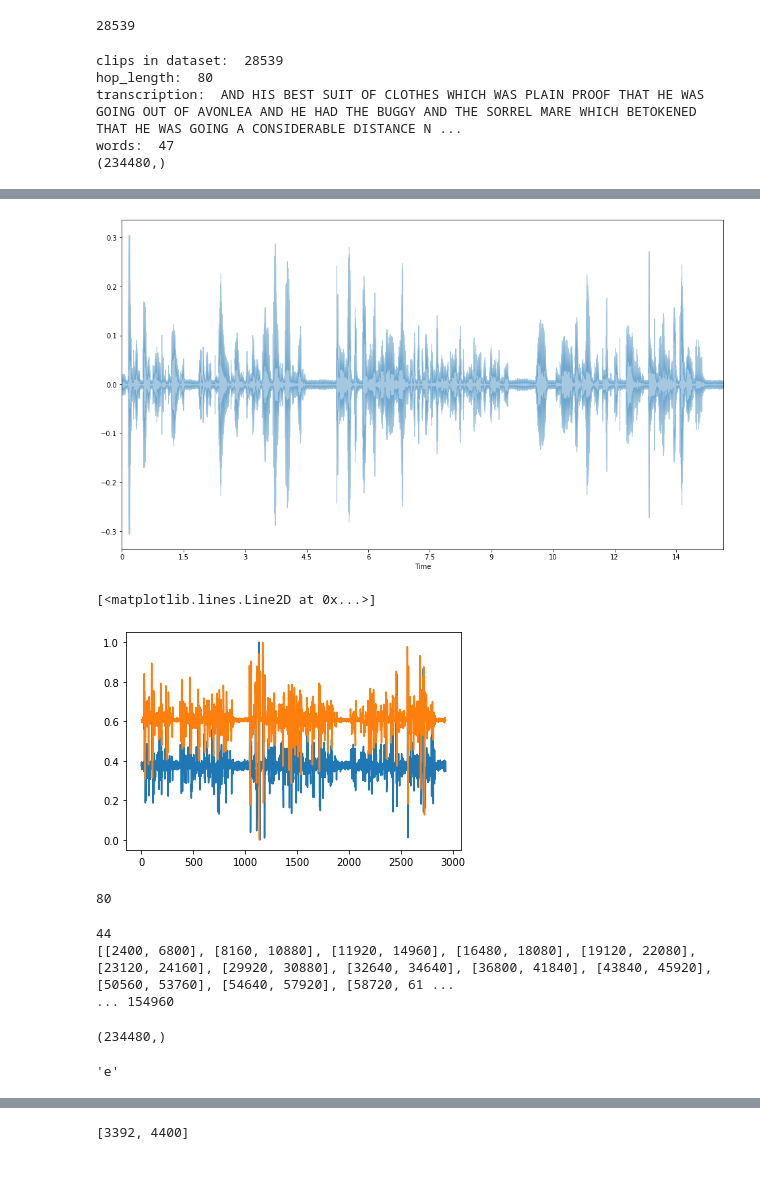
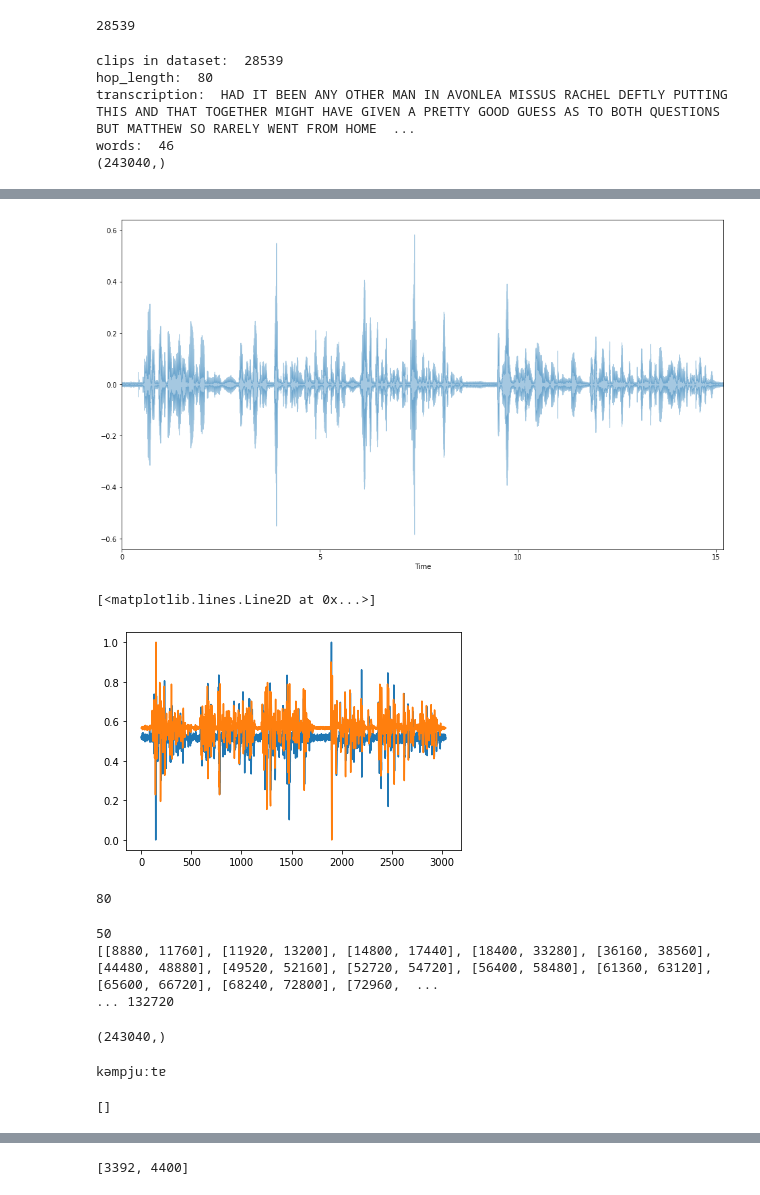
Before and after one commit to Majkil/Artefact, a Jupyter notebook: pg Split audio.ipynb, the cells around one changed output, grey strips where cells are left out. Drawn from its saved outputs; the diff is of its cells as text; code cells hidden in the pictures.

```diff
--- a/pg Split audio.ipynb
+++ b/pg Split audio.ipynb
@@ -14,24 +14,26 @@ len(clips)
 # %%
 plt.figure(figsize=(16,9))
 sr = 16000
 hop_length = int(sr/200)
 frame_length = int(hop_length*2)
+min_duration=hop_length*10
+
 clips = fcs.get_audio_files(libri_train)
-clip = clips[11]
+clip = clips[12]
 audio, sr = librosa.load(clip, sr=sr)
 transcription = GetTranscription.get_file_transcript(clip)
 print("clips in dataset: ", len(clips))
 print("hop_length: " ,hop_length)
 print("transcription: ", transcription)
 print("words: ", len(transcription.split(" ")))
 print(audio.shape)
 librosa.display.waveplot(audio,sr=sr,alpha=0.4)
 ipd.Audio(audio, rate=sr)
 # %% [output]
 clips in dataset:  28539
 hop_length:  80
-transcription:  AND HIS BEST SUIT OF CLOTHES WHICH WAS PLAIN PROOF THAT HE WAS GOING OUT OF AVONLEA AND HE HAD THE BUGGY AND THE SORREL MARE WHICH BETOKENED THAT HE WAS GOING A CONSIDERABLE DISTANCE N ...
-words:  47
-(234480,)
+transcription:  HAD IT BEEN ANY OTHER MAN IN AVONLEA MISSUS RACHEL DEFTLY PUTTING THIS AND THAT TOGETHER MIGHT HAVE GIVEN A PRETTY GOOD GUESS AS TO BOTH QUESTIONS BUT MATTHEW SO RARELY WENT FROM HOME  ...
+words:  46
+(243040,)
 [interactive output not drawn]
-[figure, old version]
+[figure, new version]
@@ -47,7 +56,7 @@ plt.plot(normalize(rmse_diff))
 plt.plot(normalize(d_diff))
 # %% [output]
 [<matplotlib.lines.Line2D at 0x...>]
-[figure, old version]
+[figure, new version]
 # %%
 audio.shape
 #n.shape
@@ -58,7 +67,9 @@ hop_length
 #Split by silence
 
 from energy_split import *
-segments = Split(audio,hop_length,frame_length,sr = sr ,min_duration=50, energy_threshold=0.03)
+def split_into_segments(audio,hop_length,frame_length,sr,min_voiced_duration_ms=50, energy_threshold=0.05):
+    segments = Split(audio,hop_length,frame_length,sr = sr ,min_duration, energy_threshold)
+    return segments
 print(len(segments))
 print(segments)
 
@@ -68,13 +79,16 @@ for x in segments:
 print("...",total)
 audio.shape
 # %% [output]
-44
-[[2400, 6800], [8160, 10880], [11920, 14960], [16480, 18080], [19120, 22080], [23120, 24160], [29920, 30880], [32640, 34640], [36800, 41840], [43840, 45920], [50560, 53760], [54640, 57920], [58720, 61 ...
-... 154960
+50
+[[8880, 11760], [11920, 13200], [14800, 17440], [18400, 33280], [36160, 38560], [44480, 48880], [49520, 52160], [52720, 54720], [56400, 58480], [61360, 63120], [65600, 66720], [68240, 72800], [72960,  ...
+... 132720
-(234480,)
+(243040,)
 # %%
-get_phonemes_for_word("A")[0].split(",")[0]
+print(get_phonemes_for_word("computer"))
+
+MatchPhonesToText("kəmpju:ter")
 # %% [output]
-'e'
+kəmpjuːtɐ
+[]
 # %%
 from m_dictionary import *
```
Also changed, not shown: parts of 7 cells of this notebook, 8 other files.
